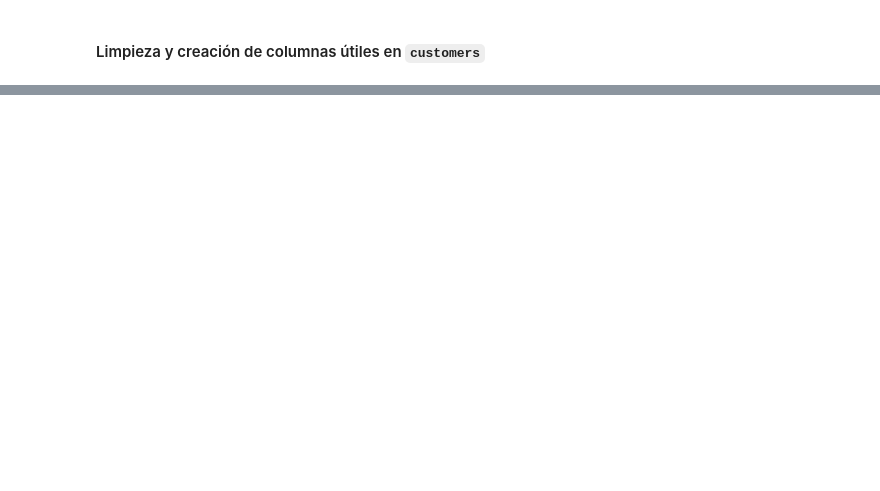
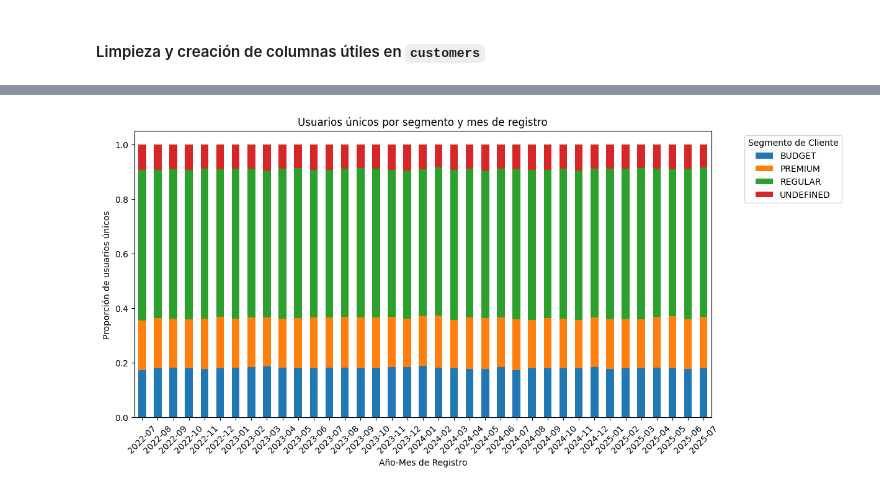
Before and after one commit to patricioibar/datos-tp1, a Jupyter notebook: customers.ipynb, the cells around one changed output, grey strips where cells are left out. Saved outputs shown, nothing was run; the diff lists cells and outputs as text; code cells hidden in the pictures; blank space fills up the shorter version.

```diff
--- a/customers.ipynb
+++ b/customers.ipynb
@@ -41,0 +149,12 @@ customers = normalize_string_column_values(customers, "email")
+# %%
+customer_count_segment_year_month = customers.groupby(["registration_year_month", "customer_segment"])["customer_id"].nunique().unstack()
+customer_count_segment_year_month.div(customer_count_segment_year_month.sum(axis=1), axis=0)\
+    .plot(kind='bar', stacked=True, figsize=(12,6))
+plt.xlabel('Año-Mes de Registro')
+plt.ylabel('Proporción de usuarios únicos')
+plt.title('Usuarios únicos por segmento y mes de registro')
+plt.xticks(rotation=45)
+plt.legend(title='Segmento de Cliente', bbox_to_anchor=(1.05, 1), loc='upper left')
+plt.show()
+# %% [output]
+[figure, added]
```
Also changed, not shown: parts of 14 cells of this notebook, 1 other file.
